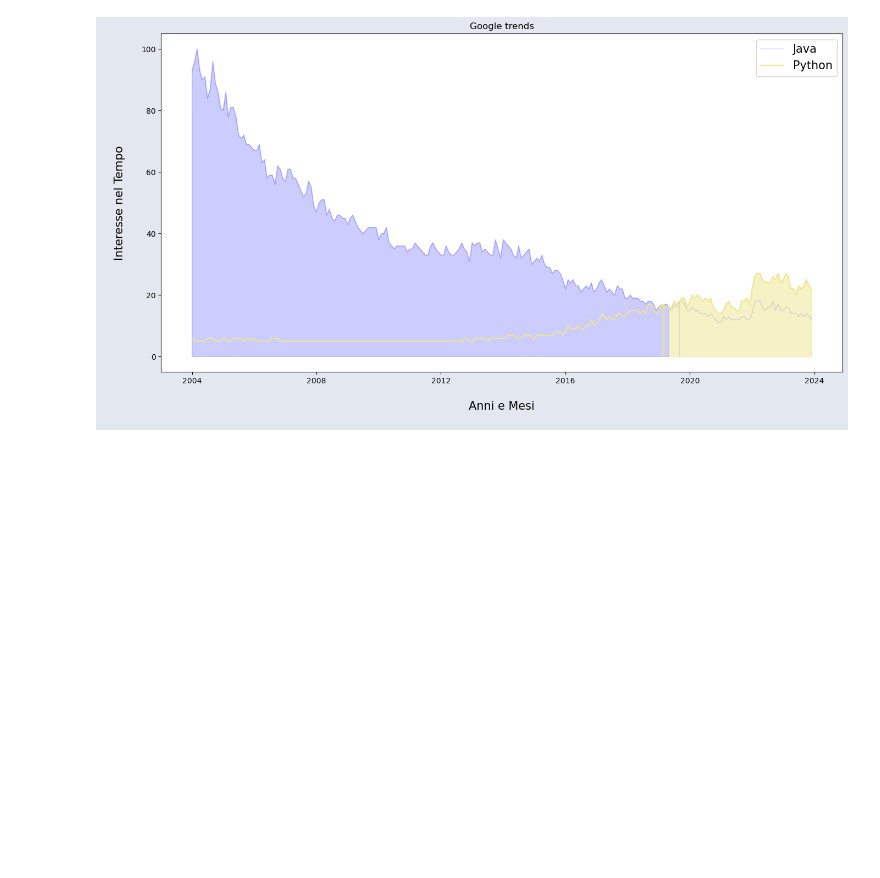
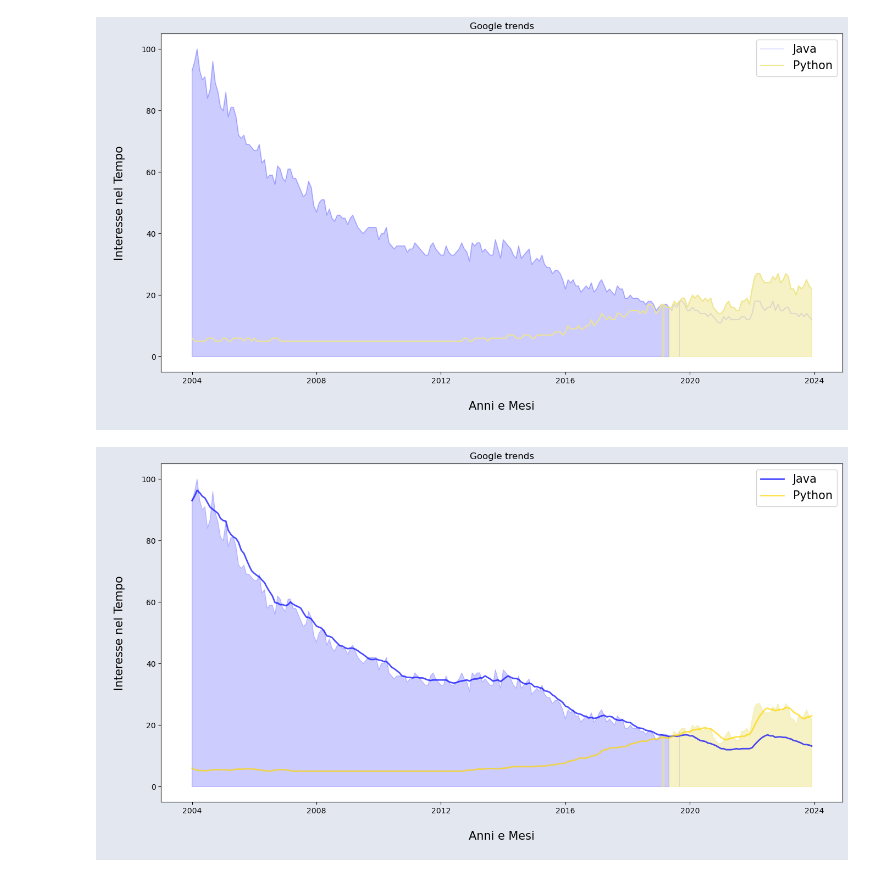
Before and after one commit to Monf11/SciVis, a Jupyter notebook: Codici/data.ipynb, the cells around one changed output. Drawn from its saved outputs; the diff is of its cells as text; code cells hidden in the pictures; blank space fills up the shorter version.

```diff
--- a/Codici/data.ipynb
+++ b/Codici/data.ipynb
@@ -568,3 +568,62 @@ plt.ylabel('\nInteresse nel Tempo\n', fontsize=15)
 plt.show()
 # %% [output]
 [figure]
+# %%
+import pandas as pd
+import matplotlib.pyplot as plt
+
+# Carica i dati
+data = pd.read_csv('C:/Users/saver/OneDrive/Desktop/project/SciVis/Dataset/PyvsJava.csv')
+python_values = data['Python']
+java_values = data['Java']
+years, months = zip(*(date.split('-') for date in data['Mese']))
+years = [int(year) for year in years]
+months = [int(month) for month in months]
+
+# Calcola le medie mensili
+py_mean = python_values.groupby([years, months]).mean()
+java_mean = java_values.groupby([years, months]).mean()
+
+# Trasforma l'indice in formato datetime
+java_mean.index = pd.to_datetime(['{}-{}'.format(year, month) for year, month in java_mean.index])
+
+# Calcola la media mobile per Java con finestra più grande (ad esempio, window=6)
+java_mean_smoothed = java_mean.rolling(window=6, min_periods=1).mean()  # Modifica la dimensione della finestra a tuo piacimento
+
+# Calcola la media mobile per Python con finestra più grande (ad esempio, window=6)
+py_mean_smoothed = py_mean.rolling(window=6, min_periods=1).mean()  # Modifica la dimensione della finestra a tuo piacimento
+
+# Estrai i valori
+py_mean_values = py_mean.values
+java_mean_values = java_mean.values
+java_mean_smoothed_values = java_mean_smoothed.values
+py_mean_smoothed_values = py_mean_smoothed.values
+
+# Crea il grafico
+fig = plt.figure(figsize=(16, 8))
+fig.set_facecolor('#e3e7f0')
+
+# Plotta i dati grezzi
+#plt.plot(java_mean.index, java_mean_values, color='b', label='Java', alpha=0.1)
+#plt.plot(java_mean.index, py_mean_values, color='khaki', label='Python')
+
+# Riempimento tra le curve
+plt.fill_between(java_mean.index, java_mean_values, where=(java_mean_values >= py_mean_values), color='blue', alpha=0.2)
+plt.fill_between(java_mean.index, py_mean_values, where=(py_mean_values >= java_mean_values), color='khaki', alpha=0.5)
+
+# Plotta la curva di media mobile per Java
+plt.plot(java_mean.index, java_mean_smoothed_values, color='b',alpha = 0.7, label='Java', linewidth=2)
+
+# Plotta la curva di media mobile per Python
+plt.plot(java_mean.index, py_mean_smoothed_values, color='#ffd700',alpha = 0.7, label='Python', linewidth=2)
+
+# Aggiungi legenda e titoli
+plt.legend(fontsize=15)
+plt.title('Google trends')
+plt.xlabel('\nAnni e Mesi\n', fontsize=15)
+plt.ylabel('\nInteresse nel Tempo\n', fontsize=15)
+
+# Mostra il grafico
+plt.show()
+# %% [output]
+[figure, added]
```
Also changed, not shown: 1 other file.
